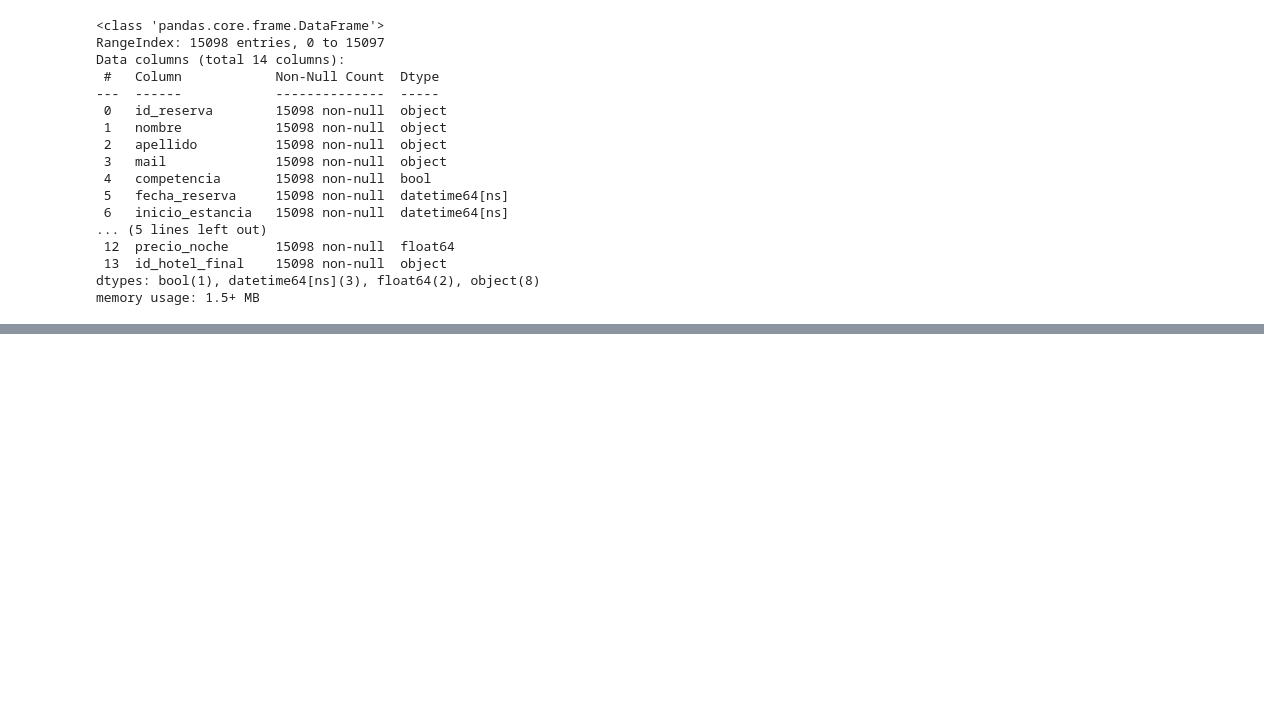
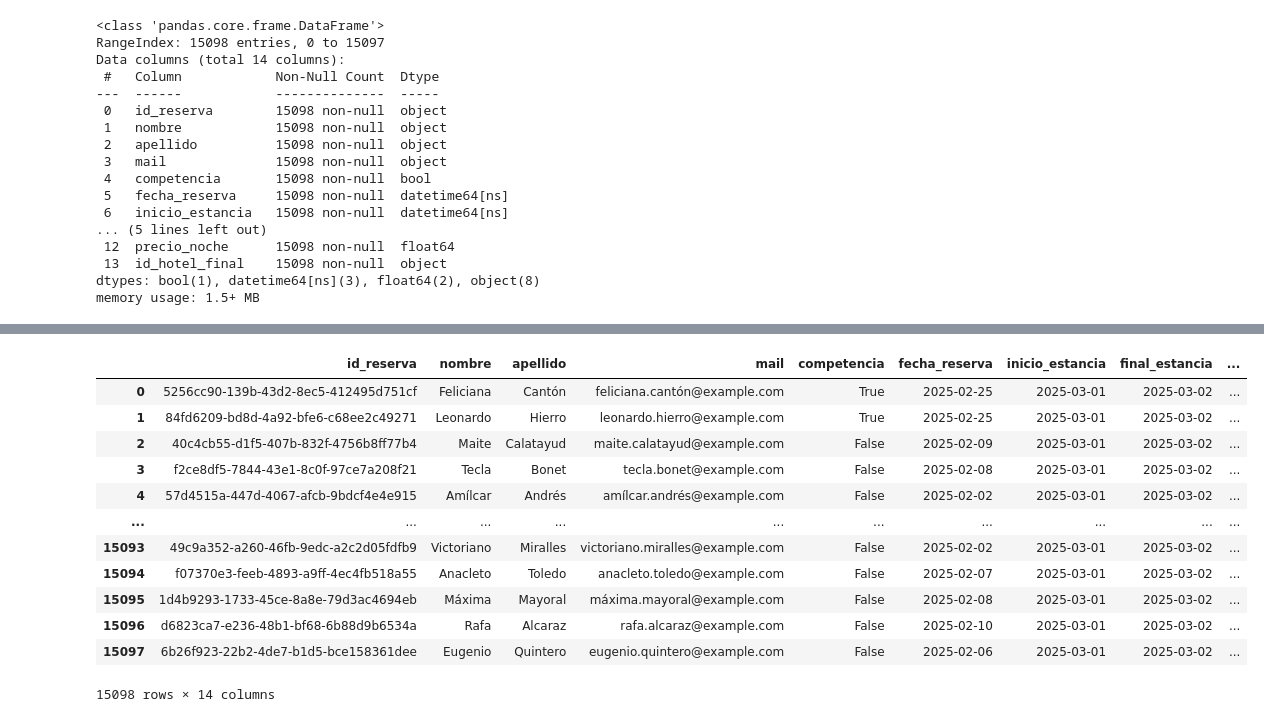
Before and after one commit to AntonioHackio/Proyecto_ETL, a Jupyter notebook: notebooks/EDA.ipynb, the cells around one changed output, grey strips where cells are left out. Cells and saved outputs as stored; diff of their text form; code cells hidden in the pictures; blank space fills up the shorter version.

```diff
--- a/notebooks/EDA.ipynb
+++ b/notebooks/EDA.ipynb
@@ -549,0 +691,16 @@ memory usage: 1.5+ MB
+# %%
+df_semifinal
+# %% [output]
+|  | id_reserva | nombre | apellido | mail | competencia | fecha_reserva | inicio_estancia | final_estancia | ... |
+| 0 | 5256cc90-139b-43d2-8ec5-412495d751cf | Feliciana | Cantón | feliciana.cantón@example.com | True | 2025-02-25 | 2025-03-01 | 2025-03-02 | ... |
+| 1 | 84fd6209-bd8d-4a92-bfe6-c68ee2c49271 | Leonardo | Hierro | leonardo.hierro@example.com | True | 2025-02-25 | 2025-03-01 | 2025-03-02 | ... |
+| 2 | 40c4cb55-d1f5-407b-832f-4756b8ff77b4 | Maite | Calatayud | maite.calatayud@example.com | False | 2025-02-09 | 2025-03-01 | 2025-03-02 | ... |
+| 3 | f2ce8df5-7844-43e1-8c0f-97ce7a208f21 | Tecla | Bonet | tecla.bonet@example.com | False | 2025-02-08 | 2025-03-01 | 2025-03-02 | ... |
+| 4 | 57d4515a-447d-4067-afcb-9bdcf4e4e915 | Amílcar | Andrés | amílcar.andrés@example.com | False | 2025-02-02 | 2025-03-01 | 2025-03-02 | ... |
+| ... | ... | ... | ... | ... | ... | ... | ... | ... | ... |
+| 15093 | 49c9a352-a260-46fb-9edc-a2c2d05fdfb9 | Victoriano | Miralles | victoriano.miralles@example.com | False | 2025-02-02 | 2025-03-01 | 2025-03-02 | ... |
+| 15094 | f07370e3-feeb-4893-a9ff-4ec4fb518a55 | Anacleto | Toledo | anacleto.toledo@example.com | False | 2025-02-07 | 2025-03-01 | 2025-03-02 | ... |
+| 15095 | 1d4b9293-1733-45ce-8a8e-79d3ac4694eb | Máxima | Mayoral | máxima.mayoral@example.com | False | 2025-02-08 | 2025-03-01 | 2025-03-02 | ... |
+| 15096 | d6823ca7-e236-48b1-bf68-6b88d9b6534a | Rafa | Alcaraz | rafa.alcaraz@example.com | False | 2025-02-10 | 2025-03-01 | 2025-03-02 | ... |
+| 15097 | 6b26f923-22b2-4de7-b1d5-bce158361dee | Eugenio | Quintero | eugenio.quintero@example.com | False | 2025-02-06 | 2025-03-01 | 2025-03-02 | ... |
+15098 rows × 14 columns
```
Also changed, not shown: parts of 33 cells of this notebook, 9 other files.
